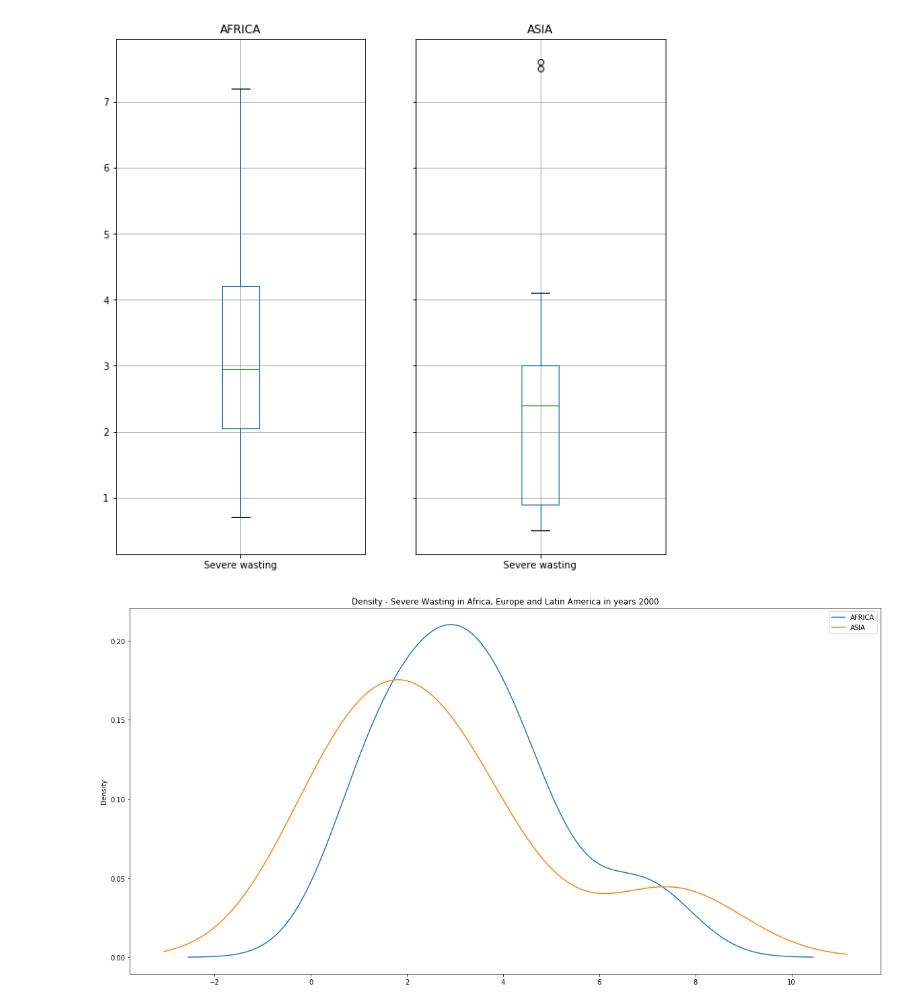
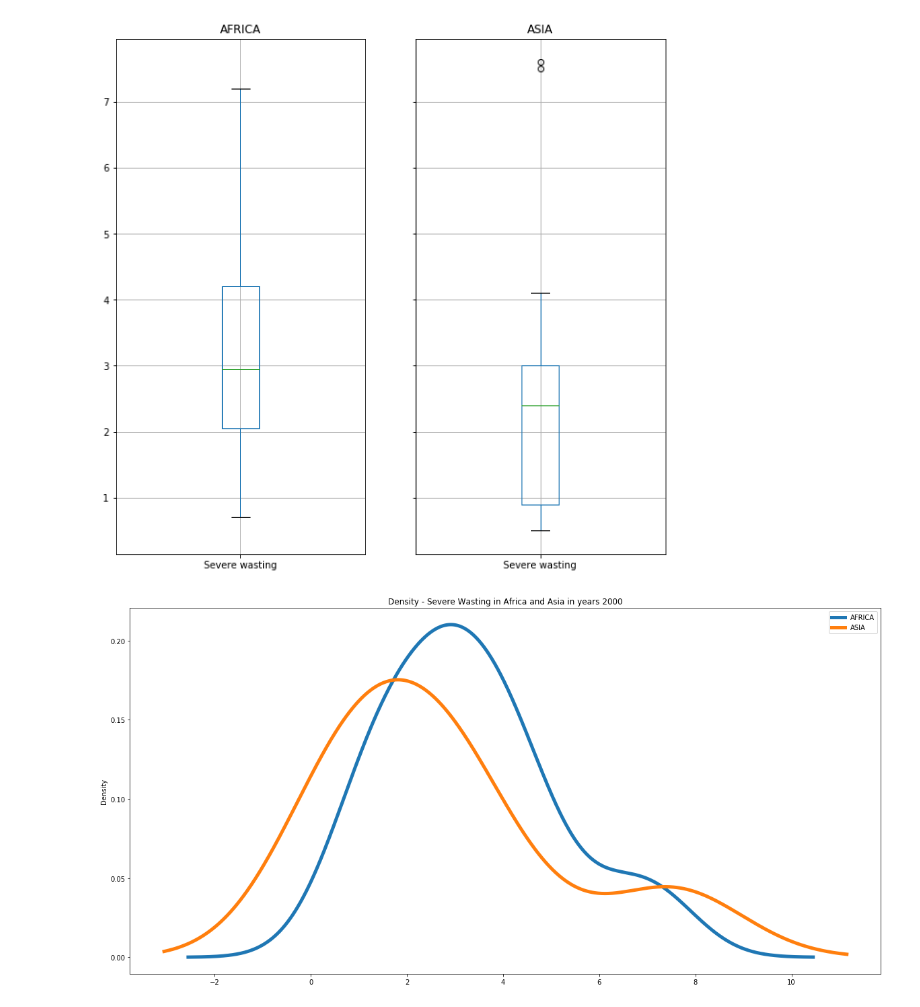
Before and after one commit to menubie/studies, a Jupyter notebook: distributions/distributions_exercises.ipynb, the cells around one changed output. Drawn from its saved outputs; the diff is of its cells as text; code cells hidden in the pictures.

```diff
--- a/distributions/distributions_exercises.ipynb
+++ b/distributions/distributions_exercises.ipynb
@@ -53,10 +54,11 @@ dtype: object
 # %%
 import matplotlib.pyplot as plt
 
 fig, ax = plt.subplots(figsize=(20,10))
 
 bp = d1c[(d1c.Region.isin(['AFRICA', 'ASIA']))&(d1c.Year == 2000)]\
                     .groupby('Region')['Severe wasting']\
-                    .plot.density(legend=True, title='Density - Severe Wasting in Africa, Europe and Latin America in years 2000')
+                    .plot.density(legend=True, linewidth=5,
+                                  title='Density - Severe Wasting in Africa and Asia in years 2000')
 # %% [output]
-[figure, old version]
+[figure, new version]
```
Also changed, not shown: parts of 3 cells of this notebook, 2 other files.
